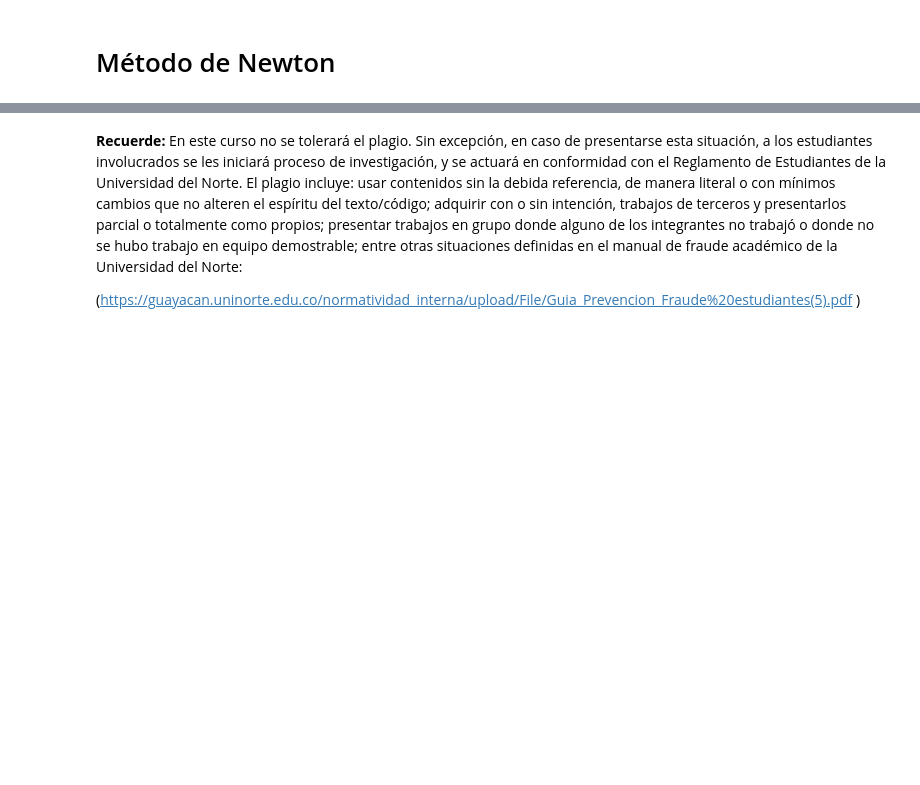
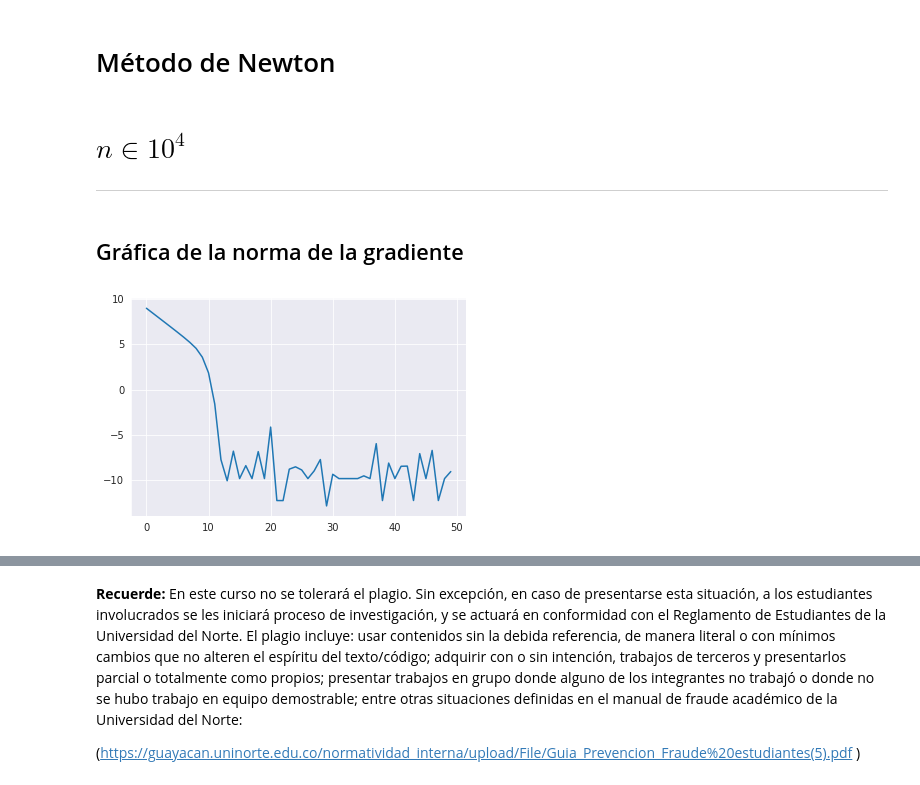
Before and after one commit to QuantumGorilla/Optimization, a Jupyter notebook: Newton's method/OPT_HW2.ipynb, the cells around one changed output, grey strips where cells are left out. Drawn from its saved outputs; the diff is of its cells as text; code cells hidden in the pictures; blank space fills up the shorter version.

```diff
--- a/Newton's method/OPT_HW2.ipynb
+++ b/Newton's method/OPT_HW2.ipynb
@@ -82,7 +82,7 @@ display(Latex('\\nabla f({\\bf x}) = '+sp.latex(gx)));
 # %%
 def fun_gradient_Dixon(x,n,multiple_8,multiple_2,multiple_4):
   g = np.zeros(n)
-  g[:-1] = np.multiply(multiple_2, x[:-1]) -  np.multiply(multiple_4, x[1:])
+  g[:-1] = np.multiply(multiple_2, x[:-1]) -  np.multiply(multiple_4, np.power(x[1:],2))
   g[1:] += np.multiply(multiple_8, x[1:]) * (2*np.power(x[1:], 2) - x[:-1])
   return g
 # %% [markdown]
@@ -105,3 +105,36 @@ def fun_hessian_Dixon(x,n,multiple_8,multiple_2,multiple_48):
   return H
 # %% [markdown]
 # Método de Newton
+# %%
+def newton(n,multiple_8,multiple_2,multiple_48,multiple_4):
+  xk = 5*np.ones(n);
+  norm_gradientK = [];
+  times = []
+  for k in range(0,50):
+    hessian_k = fun_hessian_Dixon(xk,n,-multiple_8,multiple_2,multiple_48);
+    gradient_k = fun_gradient_Dixon(xk,n,multiple_8,multiple_2,multiple_4);
+    norm_gradientK.append(np.linalg.norm(gradient_k));
+    ini = t.time();
+    delta_xk = las.spsolve(hessian_k,-gradient_k);
+    times.append(t.time()-ini);
+    xk = xk+delta_xk;
+  return norm_gradientK,times
+# %% [markdown]
+# $n \in {10^4}$
+
+---
+# %%
+n = 10**4
+numbers = np.array([i for i in range(1,n)])
+multiple_8 = 8*numbers
+multiple_2 = 2*numbers
+multiple_48 = 48*numbers
+multiple_4 = 4*numbers
+result = newton(n,multiple_8,multiple_2,multiple_48,multiple_4)
+# %% [markdown]
+## Gráfica de la norma de la gradiente
+# %%
+sns.set_style('darkgrid')
+plt.plot(np.log10(result[0]));
+# %% [output]
+[figure, added]
```
Also changed, not shown: parts of 31 cells of this notebook.
